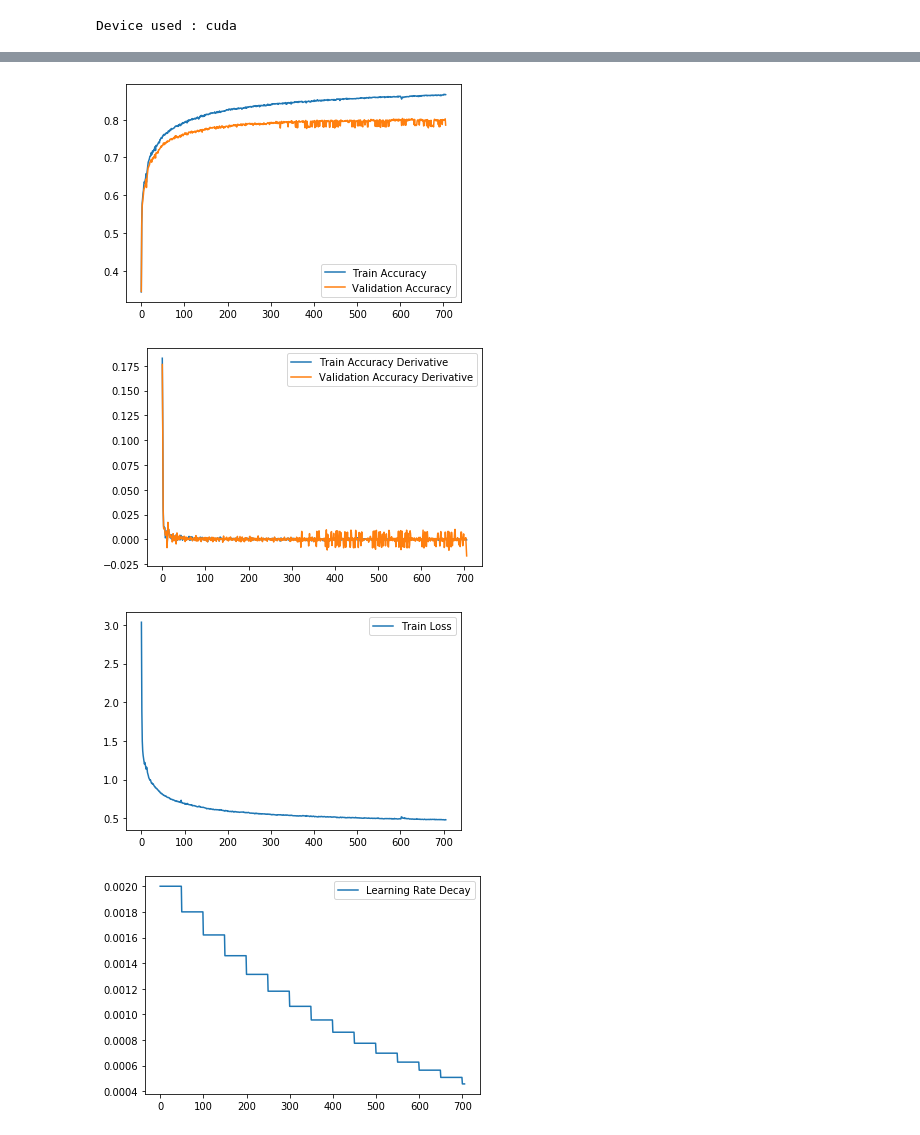
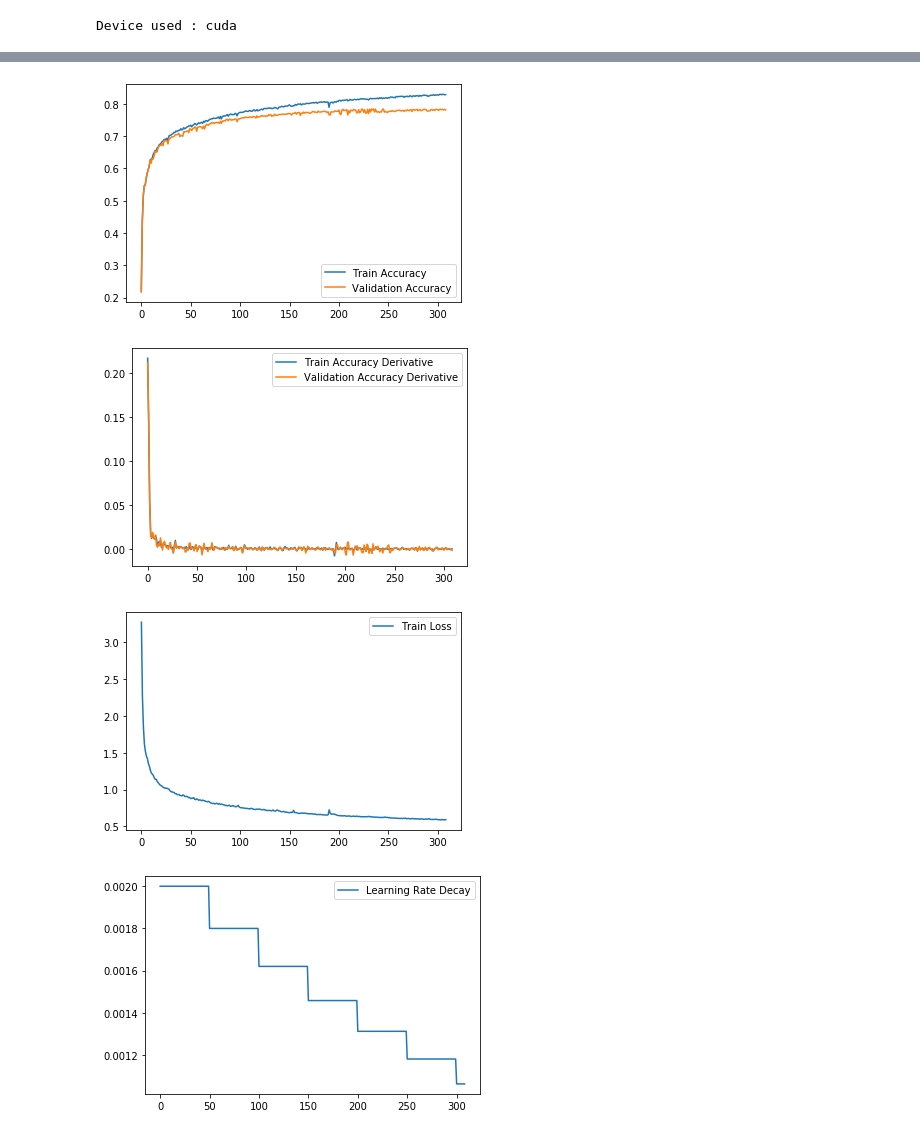
Before and after one commit to rmozart/North-Sea-Electrofacies-Clustering, a Jupyter notebook: Scripts/tabnet_experiments_reduced.ipynb, the cells around one changed output, grey strips where cells are left out. Drawn from its saved outputs; the diff is of its cells as text; code cells hidden in the pictures.

Commit message:
Tabnet Experiment More Data Less Patiente

```diff
--- a/Scripts/tabnet_experiments_reduced.ipynb
+++ b/Scripts/tabnet_experiments_reduced.ipynb
@@ -21,7 +21,7 @@ litho_data = df[pd.notnull(df['LITHOLOGY_GEOLINK'])].drop(columns=['WELL_NAME'])
 litho_data['LITHOLOGY_GEOLINK'] = litho_data['LITHOLOGY_GEOLINK'].astype(int)
 # %%
 
-litho_data["Set"] = np.random.choice(["train_red", "rest"], p =[.6, .4], size=(litho_data.shape[0],))
+litho_data["Set"] = np.random.choice(["train_red", "rest"], p =[.7, .3], size=(litho_data.shape[0],))
 
 train = litho_data[litho_data.Set == 'train_red']
 # %%
@@ -81,11 +81,11 @@ clf.fit(
     eval_set=[(x_train, y_train), (x_val, y_val)],
     eval_name=['train', 'valid'],
     eval_metric=['balanced_accuracy'],
-    max_epochs=max_epochs , patience=100,
+    max_epochs=max_epochs , patience=75,
     num_workers=25,
     drop_last=False,
-    batch_size=4096,
-    virtual_batch_size=2048,
+    batch_size=8192,
+    virtual_batch_size=4096,
     weights=1
 )
 # %% [output]
@@ -112,23 +112,23 @@ plt.plot(clf.history['valid_balanced_accuracy'], label='Validation Accuracy')
 plt.legend()
 plt.show()
 # %% [output]
-[figure, old version]
+[figure, new version]
 # %%
-plt.plot(np.gradient(clf.history['train_balanced_accuracy']), label='Train Accuracy Derivative')
+plt.plot(np.gradient((clf.history['train_balanced_accuracy'])), label='Train Accuracy Derivative')
 plt.plot(np.gradient(clf.history['valid_balanced_accuracy']), label='Validation Accuracy Derivative')
 plt.legend()
 plt.show()
 # %% [output]
-[figure, old version]
+[figure, new version]
 # %%
 plt.plot(clf.history['loss'], label='Train Loss')
 plt.legend()
 plt.show()
 # %% [output]
-[figure, old version]
+[figure, new version]
 # %%
 plt.plot(clf.history['lr'], label='Learning Rate Decay')
 plt.legend()
 plt.show()
 # %% [output]
-[figure, old version]
+[figure, new version]
```
Also changed, not shown: parts of 3 cells of this notebook.
